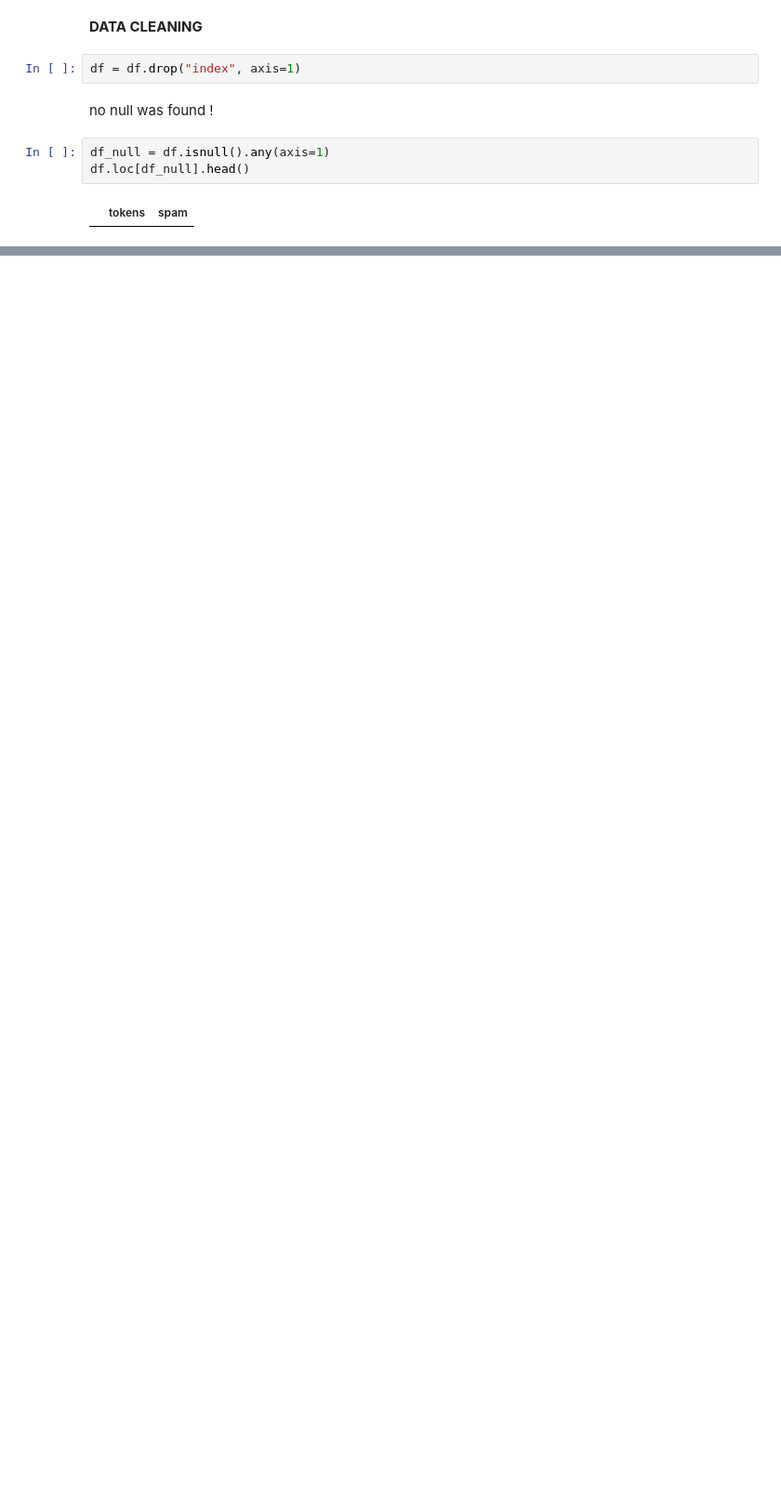
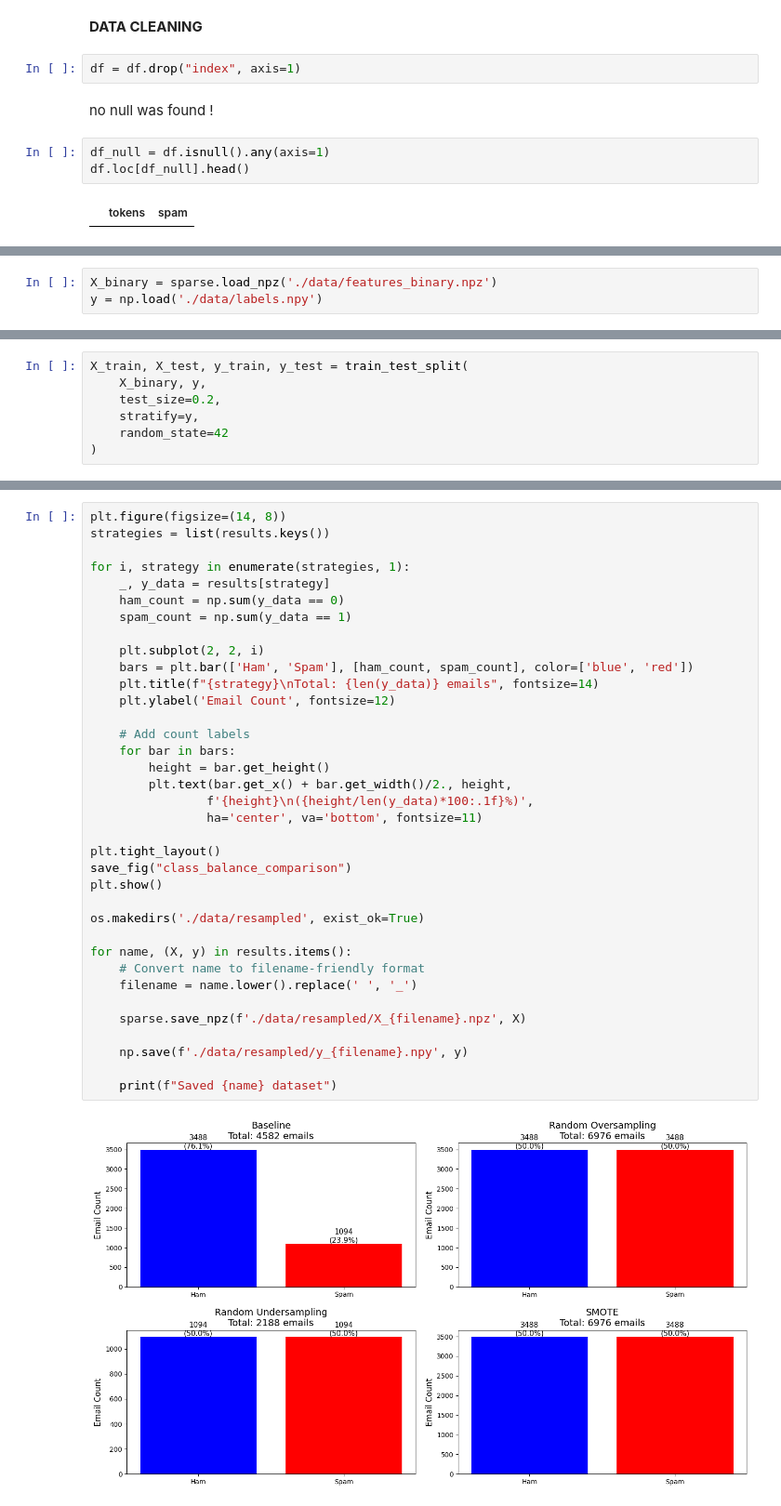
Before and after one commit to acontius/Bamdad, a Jupyter notebook: first/tokenize.ipynb, the cells around one changed output, grey strips where cells are left out. Shown at 93% size. Cells and saved outputs as stored; diff of their text form; blank space fills up the shorter version.

```diff
--- a/first/tokenize.ipynb
+++ b/first/tokenize.ipynb
@@ -437,0 +454,3 @@ df.loc[df_null].head()
+# %%
+X_binary = sparse.load_npz('./data/features_binary.npz')
+y = np.load('./data/labels.npy')
@@ -437,0 +459,7 @@ df.loc[df_null].head()
+# %%
+X_train, X_test, y_train, y_test = train_test_split(
+    X_binary, y,
+    test_size=0.2,
+    stratify=y,
+    random_state=42
+)
@@ -437,0 +529,38 @@ df.loc[df_null].head()
+# %%
+plt.figure(figsize=(14, 8))
+strategies = list(results.keys())
+
+for i, strategy in enumerate(strategies, 1):
+    _, y_data = results[strategy]
+    ham_count = np.sum(y_data == 0)
+    spam_count = np.sum(y_data == 1)
+
+    plt.subplot(2, 2, i)
+    bars = plt.bar(['Ham', 'Spam'], [ham_count, spam_count], color=['blue', 'red'])
+    plt.title(f"{strategy}\nTotal: {len(y_data)} emails", fontsize=14)
+    plt.ylabel('Email Count', fontsize=12)
+
+    # Add count labels
+    for bar in bars:
+        height = bar.get_height()
+        plt.text(bar.get_x() + bar.get_width()/2., height,
+                f'{height}\n({height/len(y_data)*100:.1f}%)',
+                ha='center', va='bottom', fontsize=11)
+
+plt.tight_layout()
+save_fig("class_balance_comparison")
+plt.show()
+
+os.makedirs('./data/resampled', exist_ok=True)
+
+for name, (X, y) in results.items():
+    # Convert name to filename-friendly format
+    filename = name.lower().replace(' ', '_')
+
+    sparse.save_npz(f'./data/resampled/X_{filename}.npz', X)
+
+    np.save(f'./data/resampled/y_{filename}.npy', y)
+
+    print(f"Saved {name} dataset")
+# %% [output]
+[figure, added]
```
Also changed, not shown: parts of 47 cells of this notebook, 23 other files.
